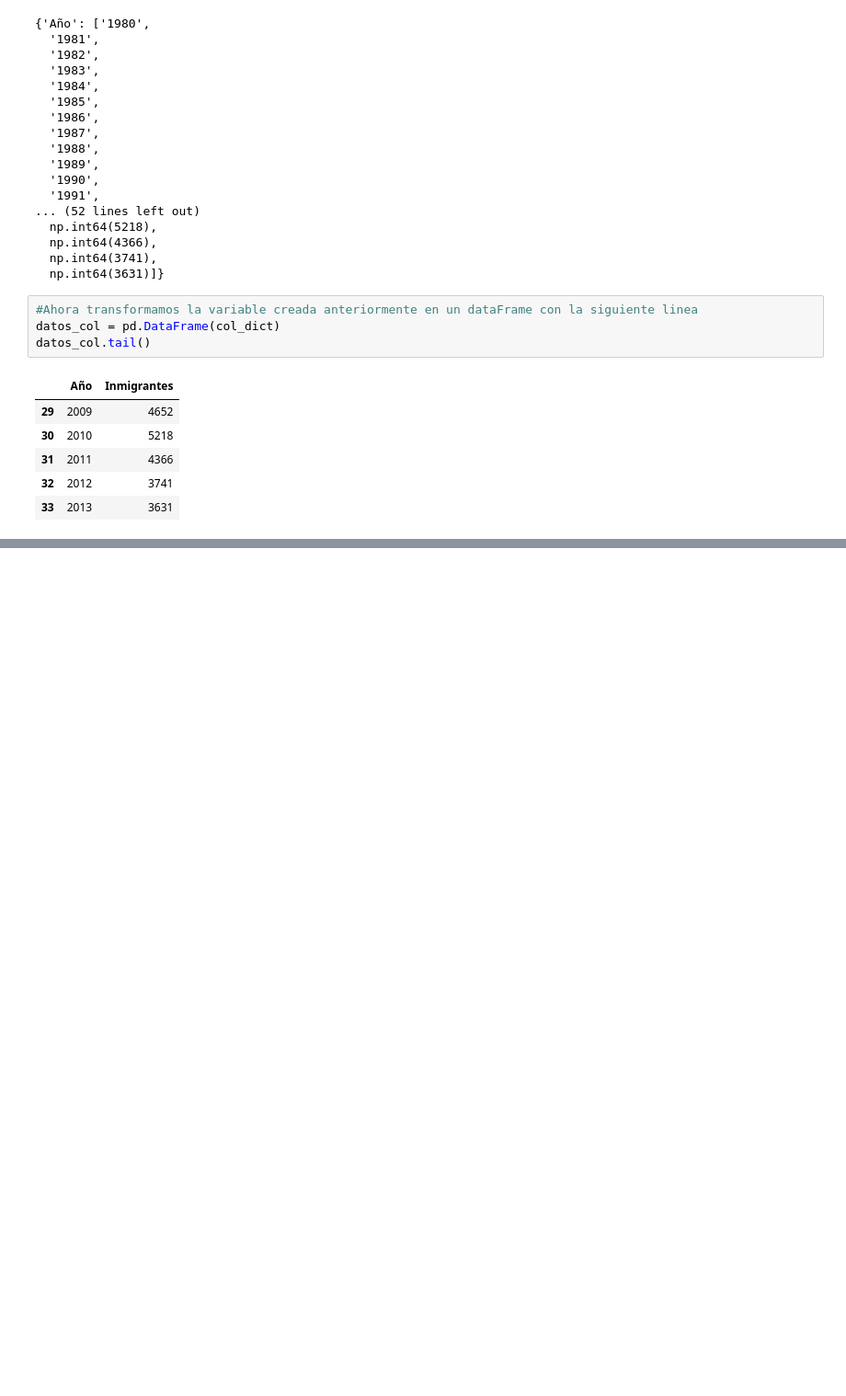
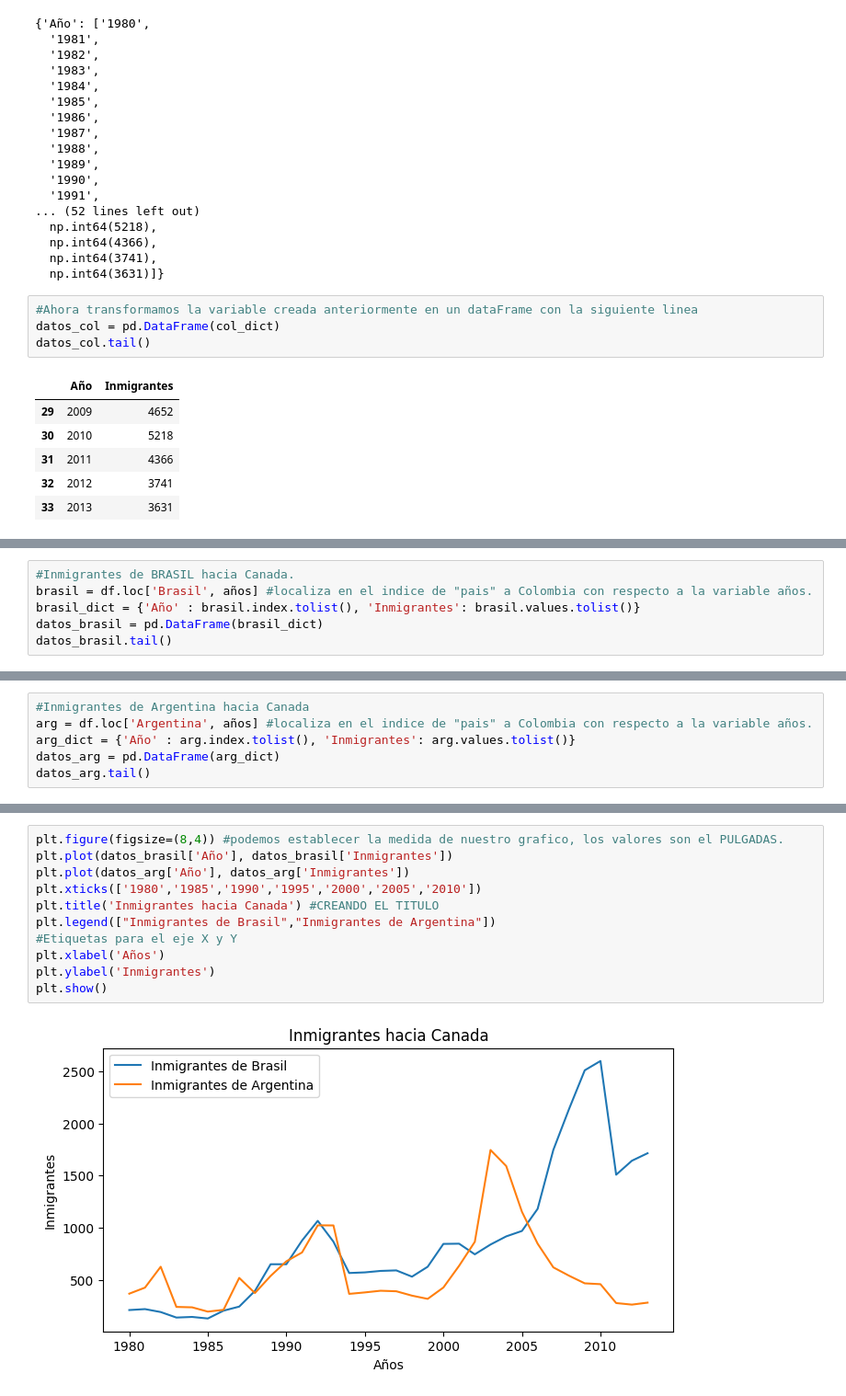
Before and after one commit to AndresCMontejo/Visualizaci-n-de-datos-con-Python-Matplotlib-Seaborn-y-Plotly, a Jupyter notebook: visualizacion_de_datos_con_python.ipynb, the cells around one changed output, grey strips where cells are left out. Shown at 92% size. Drawn from its saved outputs; the diff is of its cells as text; blank space fills up the shorter version.

```diff
--- a/visualizacion_de_datos_con_python.ipynb
+++ b/visualizacion_de_datos_con_python.ipynb
@@ -149,0 +178,6 @@ datos_col.tail()
+# %%
+#Inmigrantes de BRASIL hacia Canada.
+brasil = df.loc['Brasil', años] #localiza en el indice de "pais" a Colombia con respecto a la variable años.
+brasil_dict = {'Año' : brasil.index.tolist(), 'Inmigrantes': brasil.values.tolist()}
+datos_brasil = pd.DataFrame(brasil_dict)
+datos_brasil.tail()
@@ -149,0 +191,6 @@ datos_col.tail()
+# %%
+#Inmigrantes de Argentina hacia Canada
+arg = df.loc['Argentina', años] #localiza en el indice de "pais" a Colombia con respecto a la variable años.
+arg_dict = {'Año' : arg.index.tolist(), 'Inmigrantes': arg.values.tolist()}
+datos_arg = pd.DataFrame(arg_dict)
+datos_arg.tail()
@@ -149,0 +204,13 @@ datos_col.tail()
+# %%
+plt.figure(figsize=(8,4)) #podemos establecer la medida de nuestro grafico, los valores son el PULGADAS.
+plt.plot(datos_brasil['Año'], datos_brasil['Inmigrantes'])
+plt.plot(datos_arg['Año'], datos_arg['Inmigrantes'])
+plt.xticks(['1980','1985','1990','1995','2000','2005','2010'])
+plt.title('Inmigrantes hacia Canada') #CREANDO EL TITULO
+plt.legend(["Inmigrantes de Brasil","Inmigrantes de Argentina"])
+#Etiquetas para el eje X y Y
+plt.xlabel('Años')
+plt.ylabel('Inmigrantes')
+plt.show()
+# %% [output]
+[figure, added]
```
Also changed, not shown: parts of 7 cells of this notebook.
